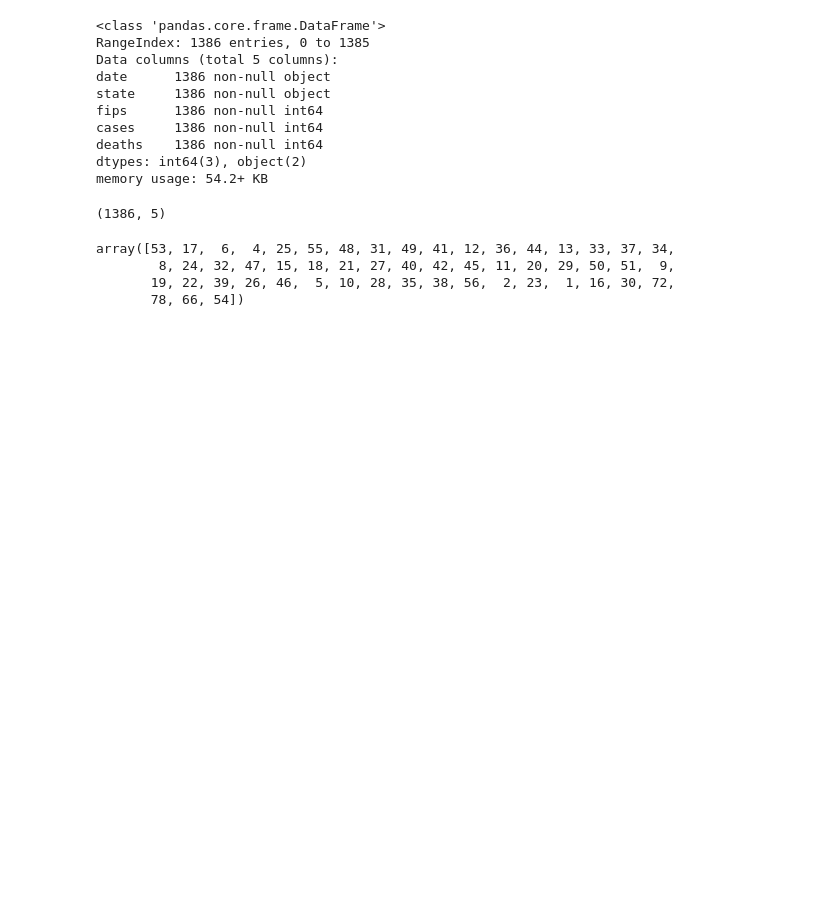
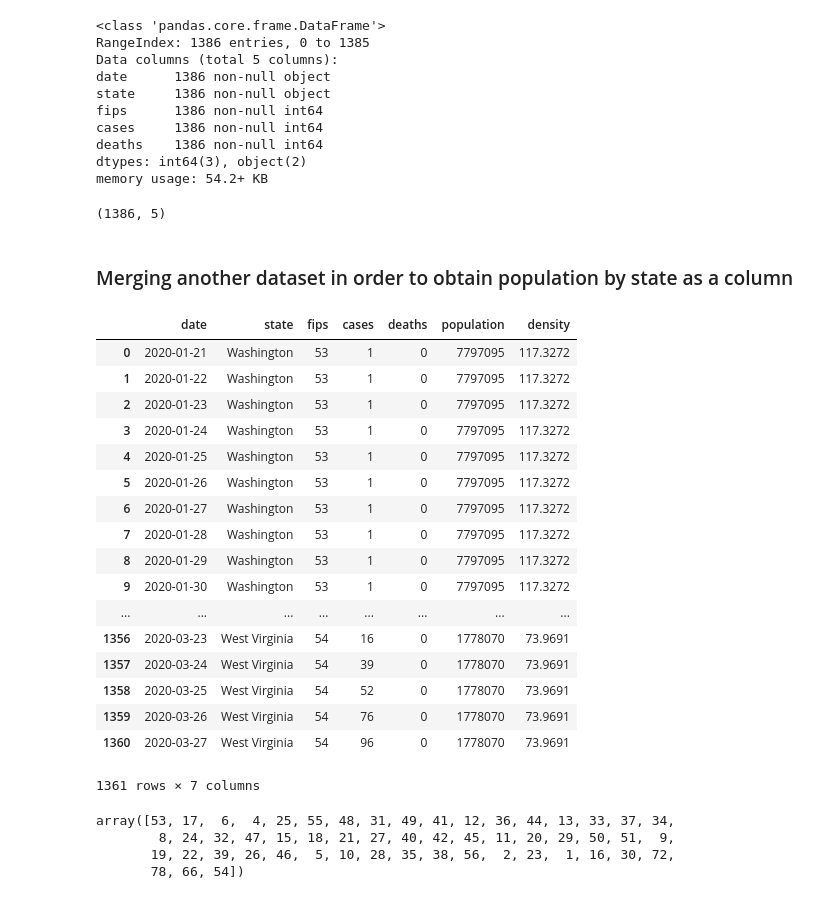
Before and after one commit to Jeff-Hutchins/covid-19-data, a Jupyter notebook: exploration_ny_times_data.ipynb, the cells around one changed output. Saved outputs shown, nothing was run; the diff lists cells and outputs as text; code cells hidden in the pictures; blank space fills up the shorter version.

Commit message:
merged population data into the states dataframe

```diff
--- a/exploration_ny_times_data.ipynb
+++ b/exploration_ny_times_data.ipynb
@@ -236,6 +265,35 @@ memory usage: 54.2+ KB
 states.shape
 # %% [output]
 (1386, 5)
+# %% [markdown]
+### Merging another dataset in order to obtain population by state as a column
+# %%
+state_pop = pd.read_csv('state_population.csv')
+state_pop = state_pop[['State', 'Pop', 'density']]
+state_pop.columns = ['state', 'population', 'density']
+# %%
+states = states.merge(state_pop, on='state')
+# %%
+states
+# %% [output]
+|  | date | state | fips | cases | deaths | population | density |
+| 0 | 2020-01-21 | Washington | 53 | 1 | 0 | 7797095 | 117.3272 |
+| 1 | 2020-01-22 | Washington | 53 | 1 | 0 | 7797095 | 117.3272 |
+| 2 | 2020-01-23 | Washington | 53 | 1 | 0 | 7797095 | 117.3272 |
+| 3 | 2020-01-24 | Washington | 53 | 1 | 0 | 7797095 | 117.3272 |
+| 4 | 2020-01-25 | Washington | 53 | 1 | 0 | 7797095 | 117.3272 |
+| 5 | 2020-01-26 | Washington | 53 | 1 | 0 | 7797095 | 117.3272 |
+| 6 | 2020-01-27 | Washington | 53 | 1 | 0 | 7797095 | 117.3272 |
+| 7 | 2020-01-28 | Washington | 53 | 1 | 0 | 7797095 | 117.3272 |
+| 8 | 2020-01-29 | Washington | 53 | 1 | 0 | 7797095 | 117.3272 |
+| 9 | 2020-01-30 | Washington | 53 | 1 | 0 | 7797095 | 117.3272 |
+| ... | ... | ... | ... | ... | ... | ... | ... |
+| 1356 | 2020-03-23 | West Virginia | 54 | 16 | 0 | 1778070 | 73.9691 |
+| 1357 | 2020-03-24 | West Virginia | 54 | 39 | 0 | 1778070 | 73.9691 |
+| 1358 | 2020-03-25 | West Virginia | 54 | 52 | 0 | 1778070 | 73.9691 |
+| 1359 | 2020-03-26 | West Virginia | 54 | 76 | 0 | 1778070 | 73.9691 |
+| 1360 | 2020-03-27 | West Virginia | 54 | 96 | 0 | 1778070 | 73.9691 |
+1361 rows × 7 columns
 # %%
 states.fips.unique()
 # %% [output]
```
Also changed, not shown: parts of 3 cells of this notebook.
